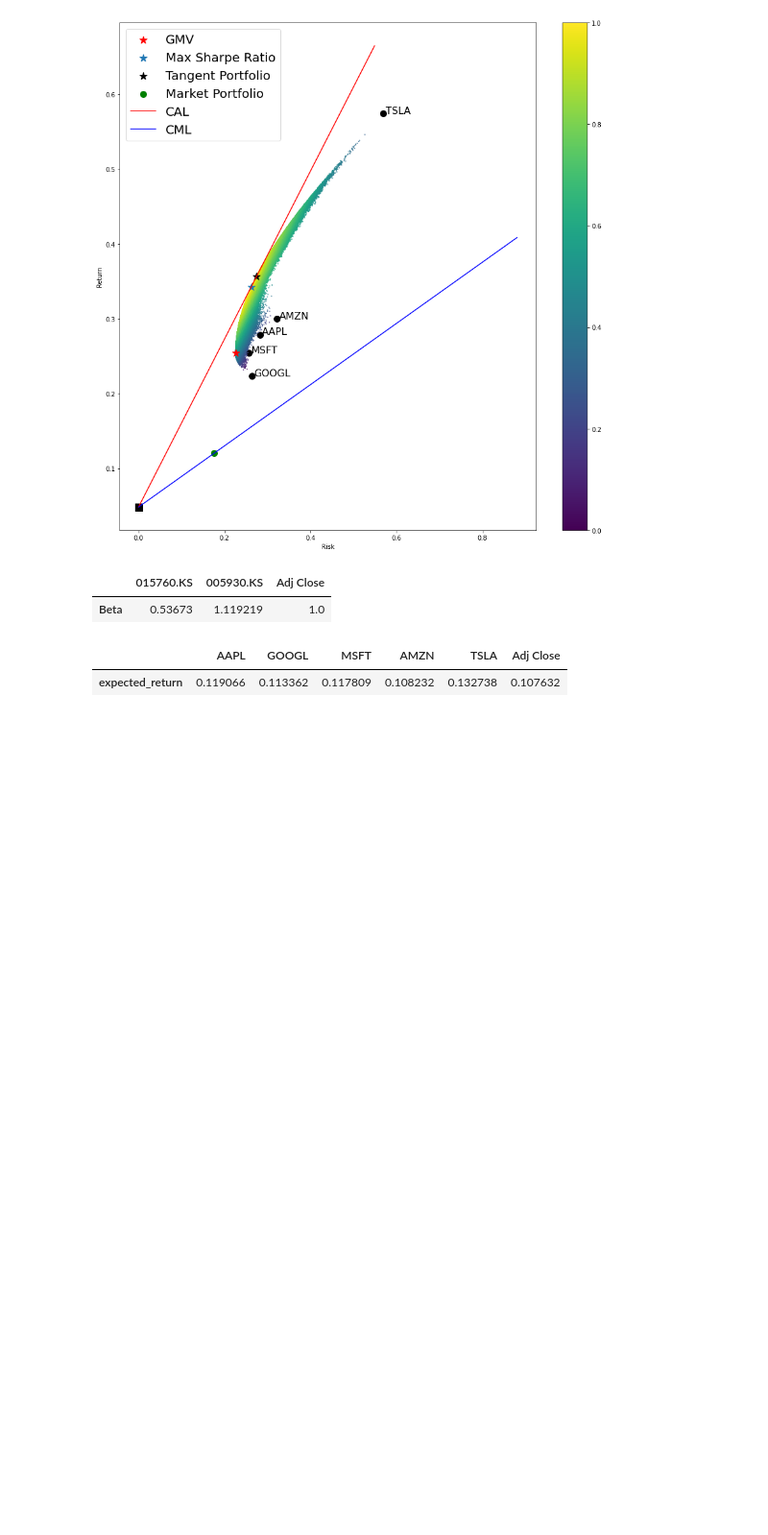
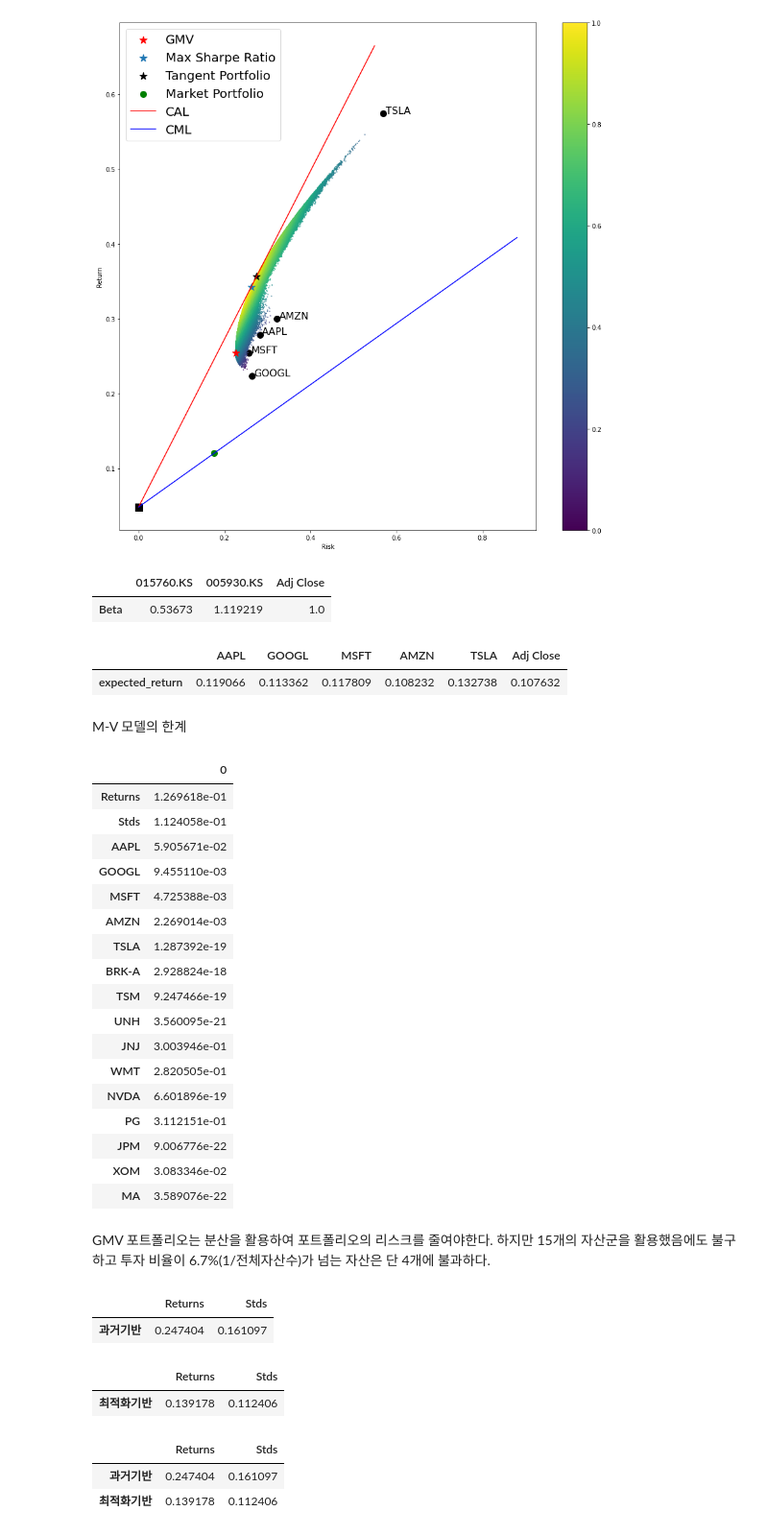
Before and after one commit to hynacin121/KHU-FELAB, a Jupyter notebook: 2022.07 미래에셋공모전/CODE/Chap3.ipynb, the cells around one changed output. Shown at 96% size. Saved outputs shown, nothing was run; the diff lists cells and outputs as text; code cells hidden in the pictures; blank space fills up the shorter version.

```diff
--- a/2022.07 미래에셋공모전/CODE/Chap3.ipynb
+++ b/2022.07 미래에셋공모전/CODE/Chap3.ipynb
@@ -292,3 +306,43 @@ ex_ret(ticker, '2017-07-01', end_date)
 # %% [output]
 |  | AAPL | GOOGL | MSFT | AMZN | TSLA | Adj Close |
 | expected_return | 0.119066 | 0.113362 | 0.117809 | 0.108232 | 0.132738 | 0.107632 |
+# %% [markdown]
+M-V 모델의 한계
+# %%
+gmv_wgt =gmvportfolio(ret).x.transpose()
+gmv_ret = np.sum(ret.mean() * gmv_wgt * 252)
+gmv_std = np.sqrt(gmvportfolio(ret).fun)
+
+
+gmv_wgt2 = pd.DataFrame(gmv_wgt).T
+gmv_wgt2.columns = ret.columns
+dt2 = {"Returns" : gmv_ret, 'Stds' : gmv_std}
+dt2 = pd.DataFrame(dt2, index = [0])
+
+eff2 = pd.concat([dt2, gmv_wgt2], axis =1)
+
+#eff2.T.to_csv('/Users/hynacin/Documents/FinancialLab/2022.07 미래에셋공모전/DATA/GMV.csv')
+
+eff2.T
+# %% [output]
+|  | 0 |
+| Returns | 1.269618e-01 |
+| Stds | 1.124058e-01 |
+| AAPL | 5.905671e-02 |
+| GOOGL | 9.455110e-03 |
+| MSFT | 4.725388e-03 |
+| AMZN | 2.269014e-03 |
+| TSLA | 1.287392e-19 |
+| BRK-A | 2.928824e-18 |
+| TSM | 9.247466e-19 |
+| UNH | 3.560095e-21 |
+| JNJ | 3.003946e-01 |
+| WMT | 2.820505e-01 |
+| NVDA | 6.601896e-19 |
+| PG | 3.112151e-01 |
+| JPM | 9.006776e-22 |
+| XOM | 3.083346e-02 |
+| MA | 3.589076e-22 |
+# %% [markdown]
+GMV 포트폴리오는 분산을 활용하여 포트폴리오의 리스크를 줄여야한다.
+하지만 15개의 자산군을 활용했음에도 불구하고 투자 비율이 6.7%(1/전체자산수)가 넘는 자산은 단 4개에 불과하다.
@@ -294,0 +356,35 @@ ex_ret(ticker, '2017-07-01', end_date)
+# %%
+dt3 = {"Returns" : ret_tp, 'Stds' : cov_tp[0]}
+dt3 = pd.DataFrame(dt3, index = ['과거기반'])
+
+dt3
+# %% [output]
+|  | Returns | Stds |
+| 과거기반 | 0.247404 | 0.161097 |
+# %%
+gmv_wgt =gmvportfolio(ret2).x.transpose()
+gmv_ret = np.sum(ret2.mean() * gmv_wgt * 252)
+gmv_std = np.sqrt(gmvportfolio(ret).fun)
+
+
+gmv_wgt2 = pd.DataFrame(gmv_wgt).T
+gmv_wgt2.columns = ret.columns
+dt2 = {"Returns" : gmv_ret, 'Stds' : gmv_std}
+dt2 = pd.DataFrame(dt2, index = ['최적화기반'])
+
+eff2 = pd.concat([dt2, gmv_wgt2], axis =1)
+
+#eff2.T.to_csv('/Users/hynacin/Documents/FinancialLab/2022.07 미래에셋공모전/DATA/GMV.csv')
+
+dt2
+# %% [output]
+|  | Returns | Stds |
+| 최적화기반 | 0.139178 | 0.112406 |
+# %%
+cp = pd.concat([dt3, dt2])
+
+cp
+# %% [output]
+|  | Returns | Stds |
+| 과거기반 | 0.247404 | 0.161097 |
+| 최적화기반 | 0.139178 | 0.112406 |
```
Also changed, not shown: parts of 6 cells of this notebook, 1 other file.
